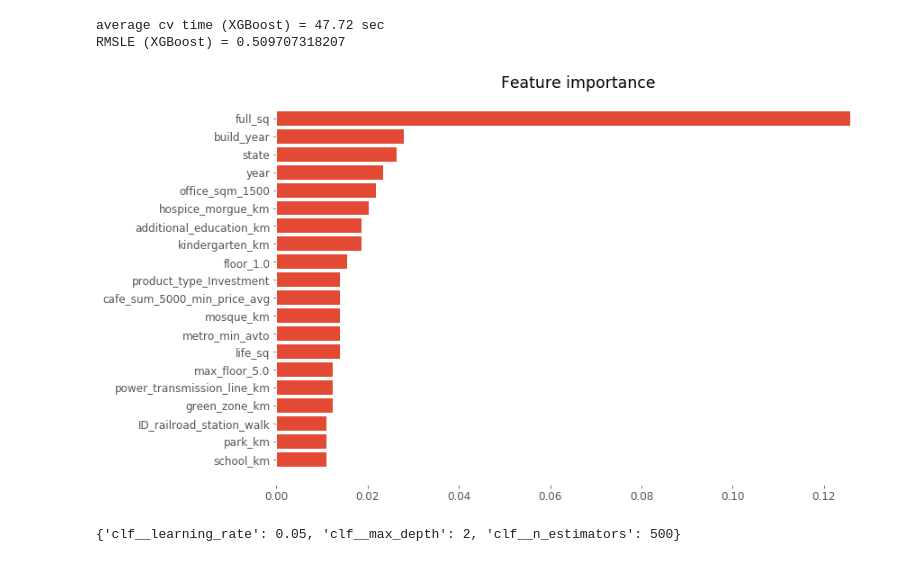
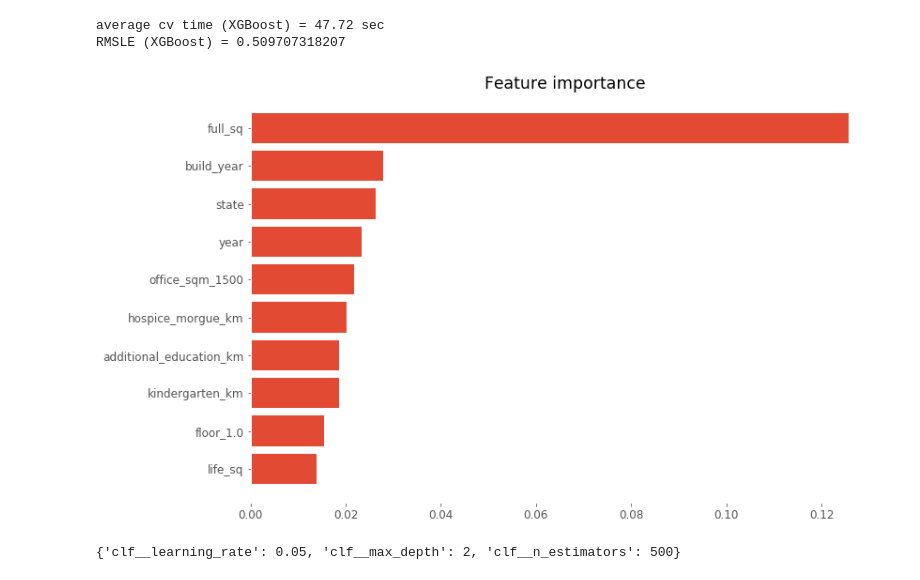
Before and after one commit to melaanya/twente-aml, a Jupyter notebook: project/eda/housing_russia.ipynb, the cells around one changed output. Cells and saved outputs as stored; diff of their text form; code cells hidden in the pictures.

```diff
--- a/project/eda/housing_russia.ipynb
+++ b/project/eda/housing_russia.ipynb
@@ -165,9 +200,9 @@ print('RMSLE (XGBoost) = {0}'.format(np.sqrt(-xgboost_cv.mean())))
 average cv time (XGBoost) = 47.72 sec
 RMSLE (XGBoost) = 0.509707318207
 # %%
-_ = plot_top_features(xgboost_clf.named_steps['clf'], df_train_dummy.columns.values, 20)
+_ = plot_top_features(xgboost_clf.named_steps['clf'], df_train_dummy.columns.values, 10)
 # %% [output]
-[figure, old version]
+[figure, new version]
 # %%
 grid_params = {
     'clf__max_depth': [1, 2, 3],
```
Also changed, not shown: parts of 13 cells of this notebook, 13 other files.
